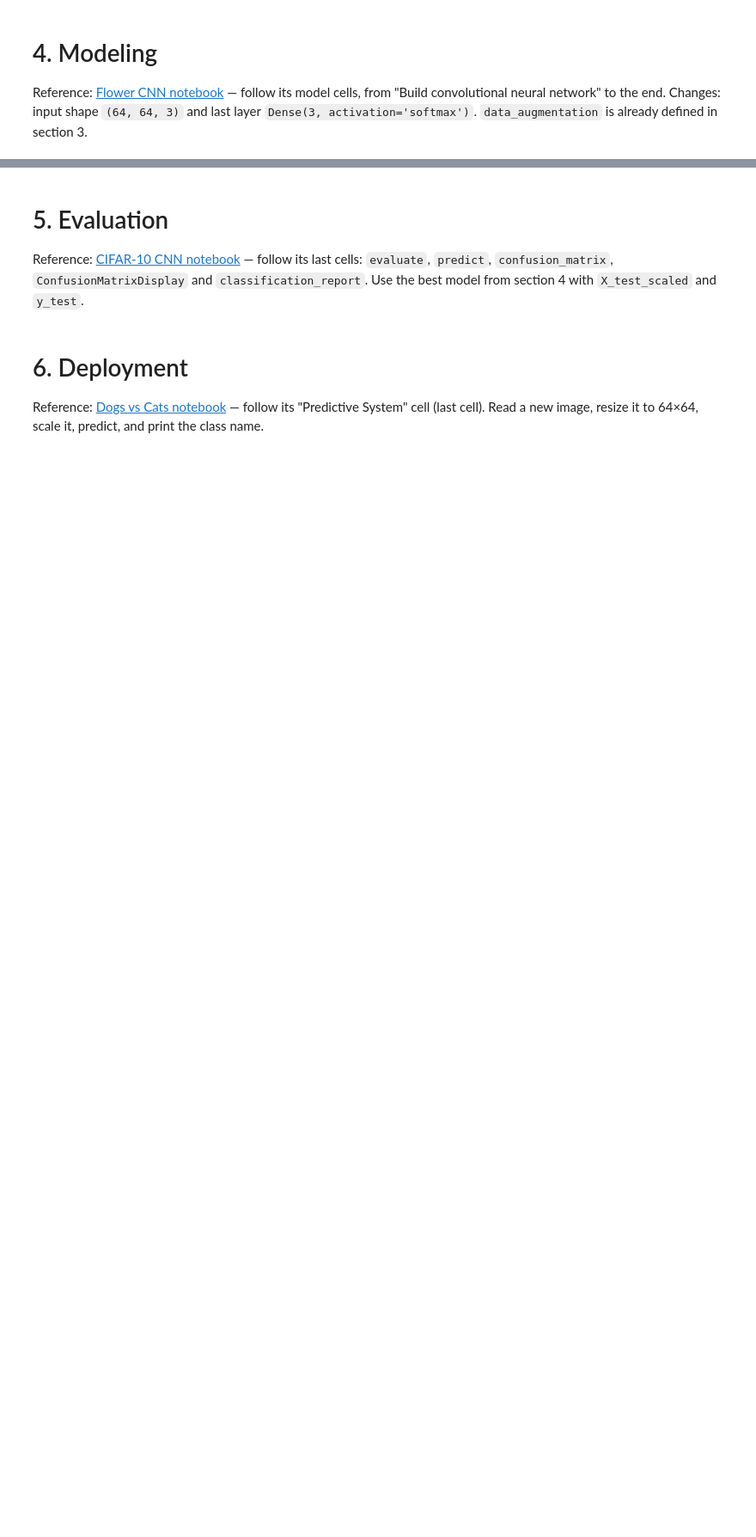
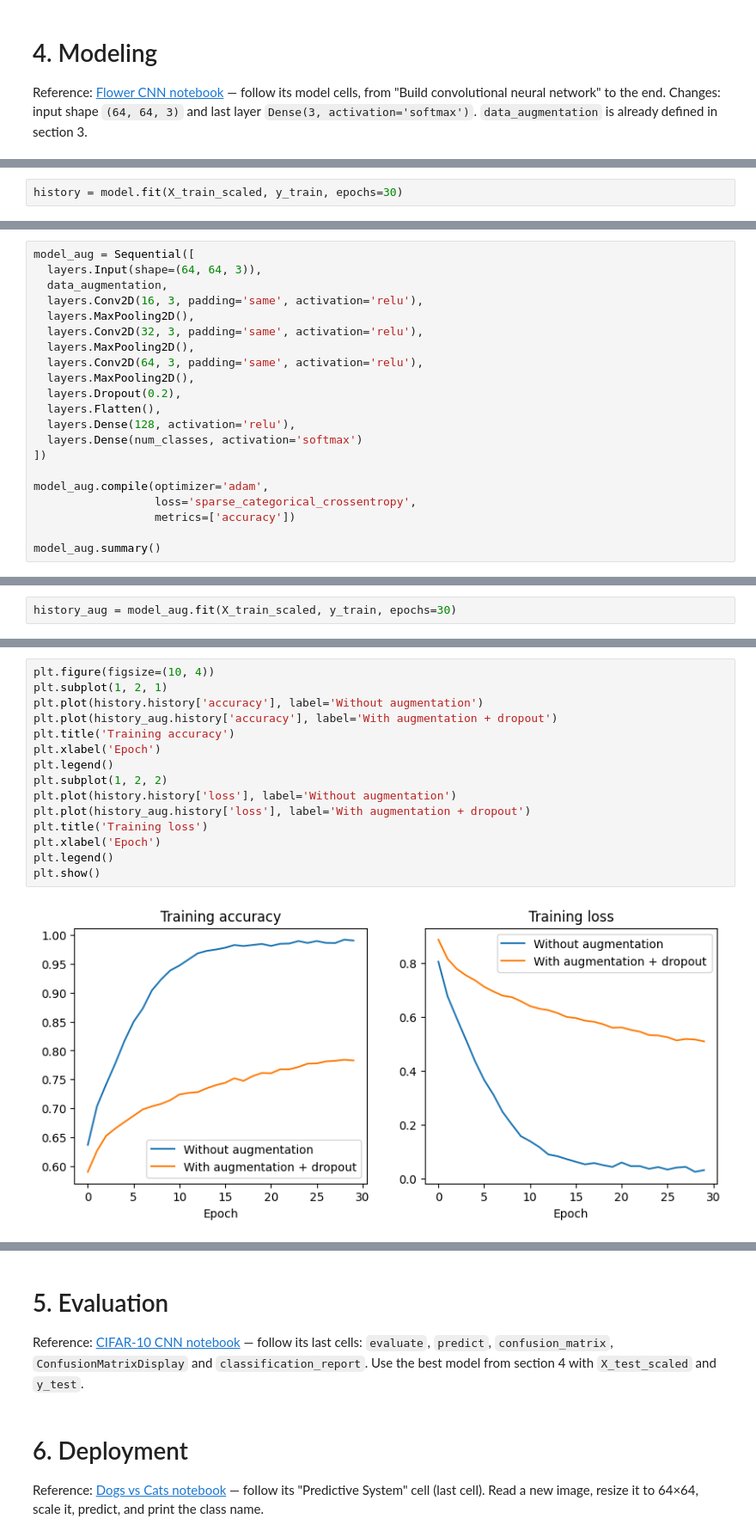
Before and after one commit to MajedMMH/Student-Behaviour-CNN, a Jupyter notebook: Student_Behaviour_CNN.ipynb, the cells around one changed output, grey strips where cells are left out. Shown at 86% size. Drawn from its saved outputs; the diff is of its cells as text; blank space fills up the shorter version.

```diff
--- a/Student_Behaviour_CNN.ipynb
+++ b/Student_Behaviour_CNN.ipynb
@@ -121,0 +167,2 @@ Changes: input shape `(64, 64, 3)` and last layer `Dense(3, activation='softmax'
+# %%
+history = model.fit(X_train_scaled, y_train, epochs=30)
@@ -121,0 +208,21 @@ Changes: input shape `(64, 64, 3)` and last layer `Dense(3, activation='softmax'
+# %%
+model_aug = Sequential([
+  layers.Input(shape=(64, 64, 3)),
+  data_augmentation,
+  layers.Conv2D(16, 3, padding='same', activation='relu'),
+  layers.MaxPooling2D(),
+  layers.Conv2D(32, 3, padding='same', activation='relu'),
+  layers.MaxPooling2D(),
+  layers.Conv2D(64, 3, padding='same', activation='relu'),
+  layers.MaxPooling2D(),
+  layers.Dropout(0.2),
+  layers.Flatten(),
+  layers.Dense(128, activation='relu'),
+  layers.Dense(num_classes, activation='softmax')
+])
+
+model_aug.compile(optimizer='adam',
+                  loss='sparse_categorical_crossentropy',
+                  metrics=['accuracy'])
+
+model_aug.summary()
@@ -121,0 +251,2 @@ Changes: input shape `(64, 64, 3)` and last layer `Dense(3, activation='softmax'
+# %%
+history_aug = model_aug.fit(X_train_scaled, y_train, epochs=30)
@@ -121,0 +278,17 @@ Changes: input shape `(64, 64, 3)` and last layer `Dense(3, activation='softmax'
+# %%
+plt.figure(figsize=(10, 4))
+plt.subplot(1, 2, 1)
+plt.plot(history.history['accuracy'], label='Without augmentation')
+plt.plot(history_aug.history['accuracy'], label='With augmentation + dropout')
+plt.title('Training accuracy')
+plt.xlabel('Epoch')
+plt.legend()
+plt.subplot(1, 2, 2)
+plt.plot(history.history['loss'], label='Without augmentation')
+plt.plot(history_aug.history['loss'], label='With augmentation + dropout')
+plt.title('Training loss')
+plt.xlabel('Epoch')
+plt.legend()
+plt.show()
+# %% [output]
+[figure, added]
```
Also changed, not shown: parts of 18 cells of this notebook.
